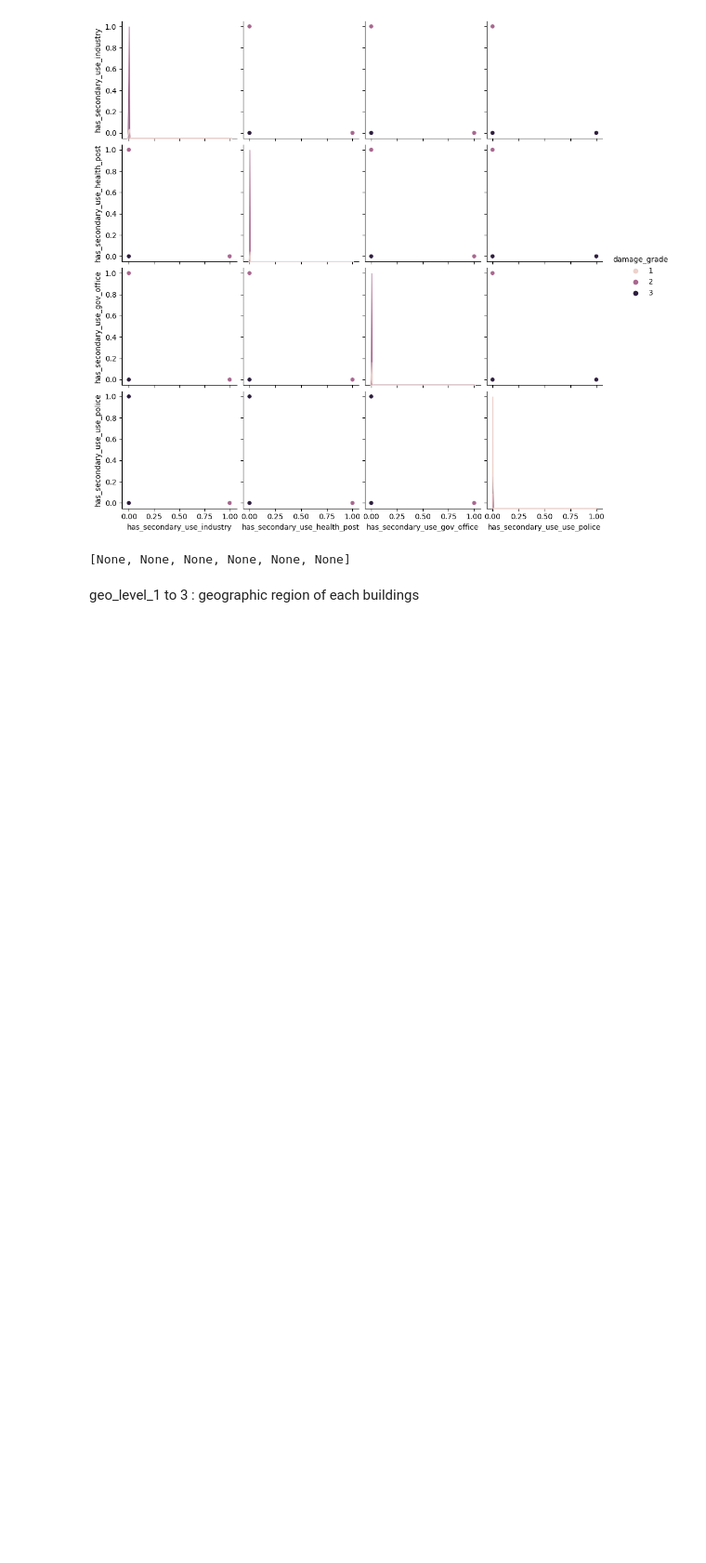
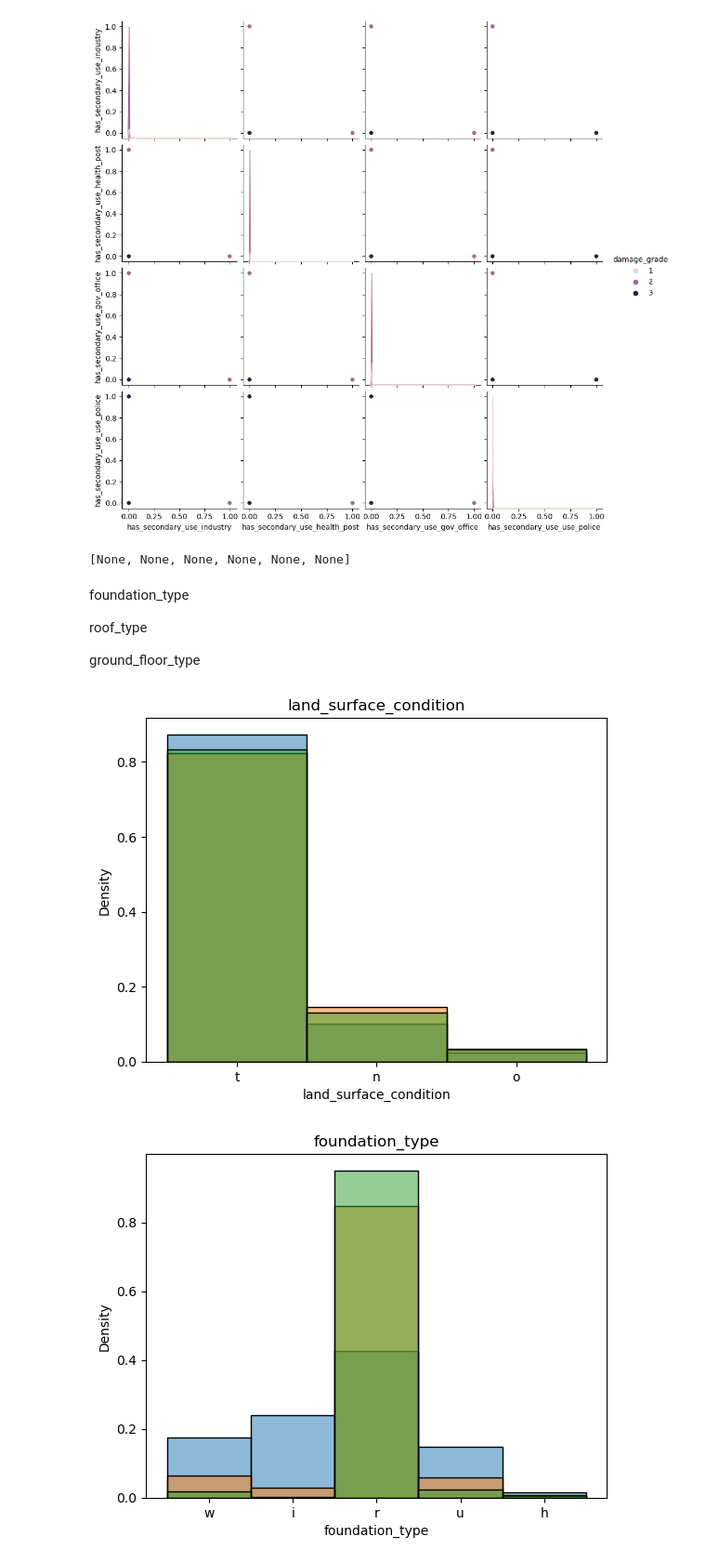
Before and after one commit to RyuNyan-Taro/dd_earthquake, a Jupyter notebook: book/edm_data.ipynb, the cells around one changed output. Shown at 93% size. Saved outputs shown, nothing was run; the diff lists cells and outputs as text; code cells hidden in the pictures; blank space fills up the shorter version.

Commit message:
plot categorical feature

```diff
--- a/book/edm_data.ipynb
+++ b/book/edm_data.ipynb
@@ -62,5 +62,20 @@ list(map(sea_pair, range(0, col_len, 5)))
 [figure]
 [figure]
 [None, None, None, None, None, None]
-# %% [markdown]
-geo_level_1 to 3 : geographic region of each buildings
+# %%
+train_objects = train_values.select_dtypes(include='object')
+# %% [markdown]
+foundation_type
+
+roof_type
+
+ground_floor_type
+# %%
+for _col in train_objects.columns:
+    for _grade in [1, 2, 3]:
+        sns.histplot(data=train_objects.join(train_labels).query('damage_grade == @_grade'), x=_col, stat='density', alpha=0.5)
+    plt.title(_col)
+    plt.show()
+# %% [output]
+[figure, added]
+[figure, added]
```
Also changed, not shown: parts of 1 cell of this notebook.
